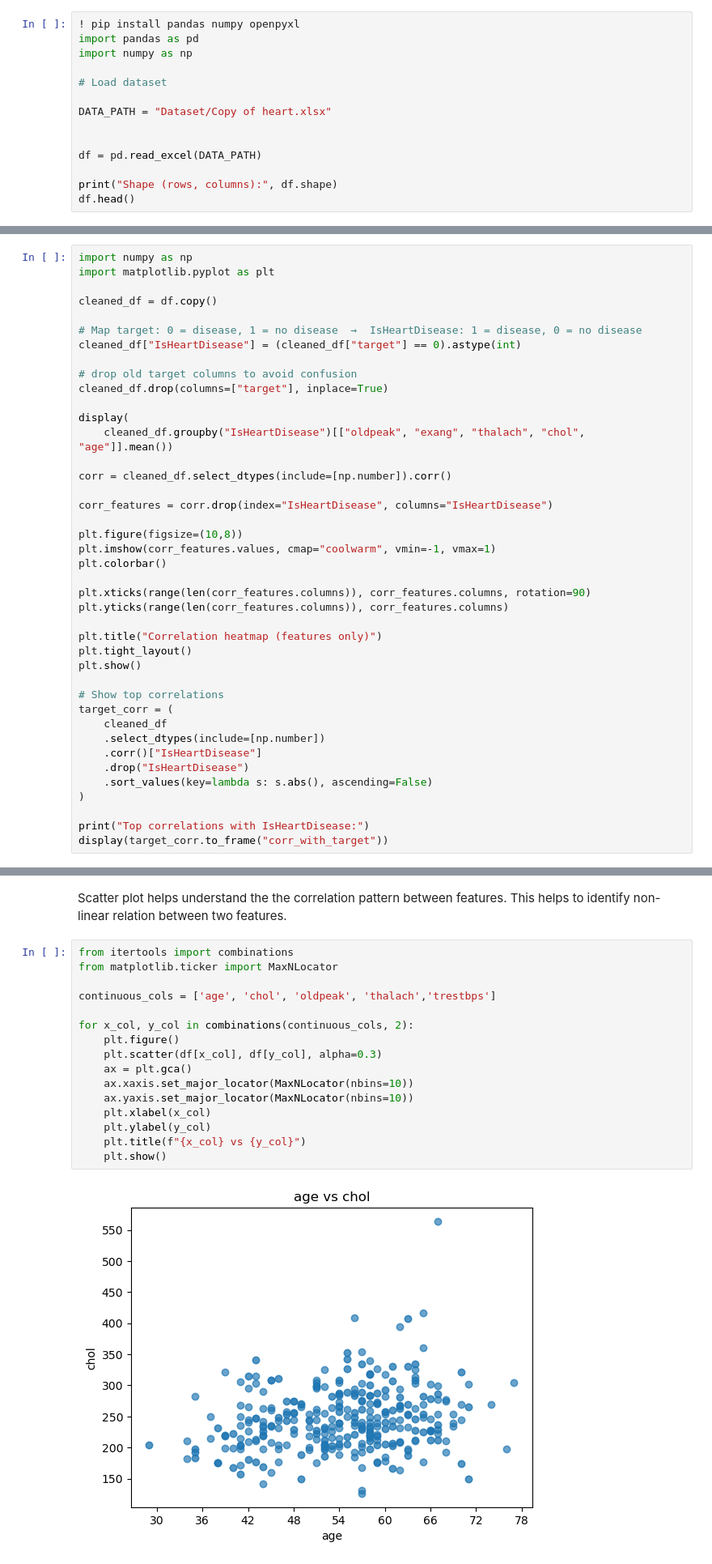
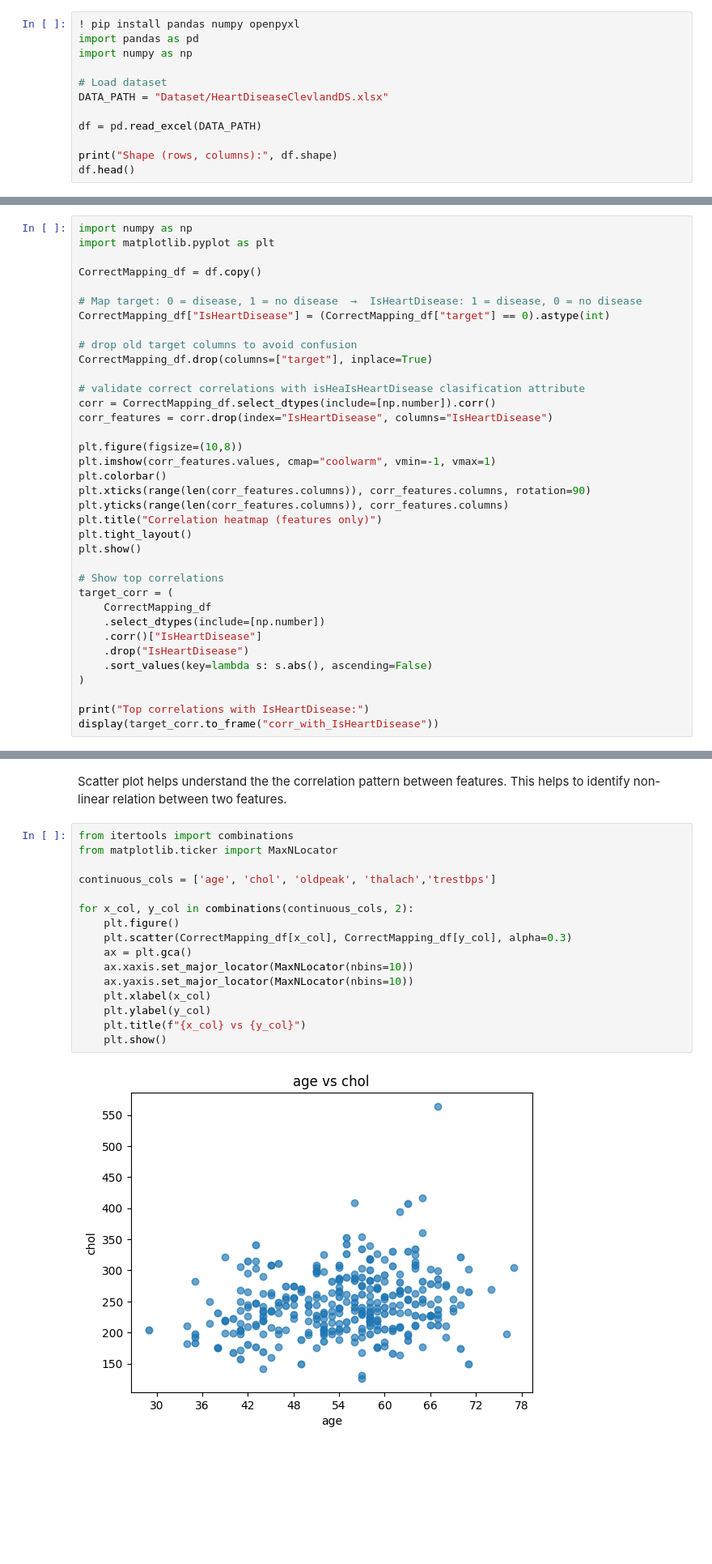
Before and after one commit to Janau00/SWE485-Project-Group9, a Jupyter notebook: Phase1_Data_Exploration.ipynb, the cells around one changed output, grey strips where cells are left out. Shown at 81% size. Cells and saved outputs as stored; diff of their text form; blank space fills up the shorter version.

```diff
--- a/Phase1_Data_Exploration.ipynb
+++ b/Phase1_Data_Exploration.ipynb
@@ -39,9 +39,7 @@ import pandas as pd
 import numpy as np
 
 # Load dataset
-
-DATA_PATH = "Dataset/Copy of heart.xlsx"
-
+DATA_PATH = "Dataset/HeartDiseaseClevlandDS.xlsx"
 
 df = pd.read_excel(DATA_PATH)
 
@@ -304,35 +297,30 @@ Additionally, multiple features showed inverse (negative) correlations, indicati
 import numpy as np
 import matplotlib.pyplot as plt
 
-cleaned_df = df.copy()
+CorrectMapping_df = df.copy()
 
 # Map target: 0 = disease, 1 = no disease  →  IsHeartDisease: 1 = disease, 0 = no disease
-cleaned_df["IsHeartDisease"] = (cleaned_df["target"] == 0).astype(int)
+CorrectMapping_df["IsHeartDisease"] = (CorrectMapping_df["target"] == 0).astype(int)
 
 # drop old target columns to avoid confusion
-cleaned_df.drop(columns=["target"], inplace=True)
+CorrectMapping_df.drop(columns=["target"], inplace=True)
 
-display(
-    cleaned_df.groupby("IsHeartDisease")[["oldpeak", "exang", "thalach", "chol", "age"]].mean())
-
-corr = cleaned_df.select_dtypes(include=[np.number]).corr()
-
+# validate correct correlations with isHeaIsHeartDisease clasification attribute
+corr = CorrectMapping_df.select_dtypes(include=[np.number]).corr()
 corr_features = corr.drop(index="IsHeartDisease", columns="IsHeartDisease")
 
 plt.figure(figsize=(10,8))
 plt.imshow(corr_features.values, cmap="coolwarm", vmin=-1, vmax=1)
 plt.colorbar()
-
 plt.xticks(range(len(corr_features.columns)), corr_features.columns, rotation=90)
 plt.yticks(range(len(corr_features.columns)), corr_features.columns)
-
 plt.title("Correlation heatmap (features only)")
 plt.tight_layout()
 plt.show()
 
 # Show top correlations
 target_corr = (
-    cleaned_df
+    CorrectMapping_df
     .select_dtypes(include=[np.number])
     .corr()["IsHeartDisease"]
     .drop("IsHeartDisease")
@@ -340,4 +328,4 @@ target_corr = (
 )
 
 print("Top correlations with IsHeartDisease:")
-display(target_corr.to_frame("corr_with_target"))
+display(target_corr.to_frame("corr_with_IsHeartDisease"))
@@ -349,19 +354,19 @@ This helps to identify non-linear relation between two features.
 # %%
 from itertools import combinations
 from matplotlib.ticker import MaxNLocator
 
 continuous_cols = ['age', 'chol', 'oldpeak', 'thalach','trestbps']
 
 for x_col, y_col in combinations(continuous_cols, 2):
     plt.figure()
-    plt.scatter(df[x_col], df[y_col], alpha=0.3)
+    plt.scatter(CorrectMapping_df[x_col], CorrectMapping_df[y_col], alpha=0.3)
     ax = plt.gca()
     ax.xaxis.set_major_locator(MaxNLocator(nbins=10))
     ax.yaxis.set_major_locator(MaxNLocator(nbins=10))
     plt.xlabel(x_col)
     plt.ylabel(y_col)
     plt.title(f"{x_col} vs {y_col}")
     plt.show()
 # %% [output]
-[figure, old version]
+[figure, new version]
 [figure]
```
Also changed, not shown: parts of 20 cells of this notebook.
